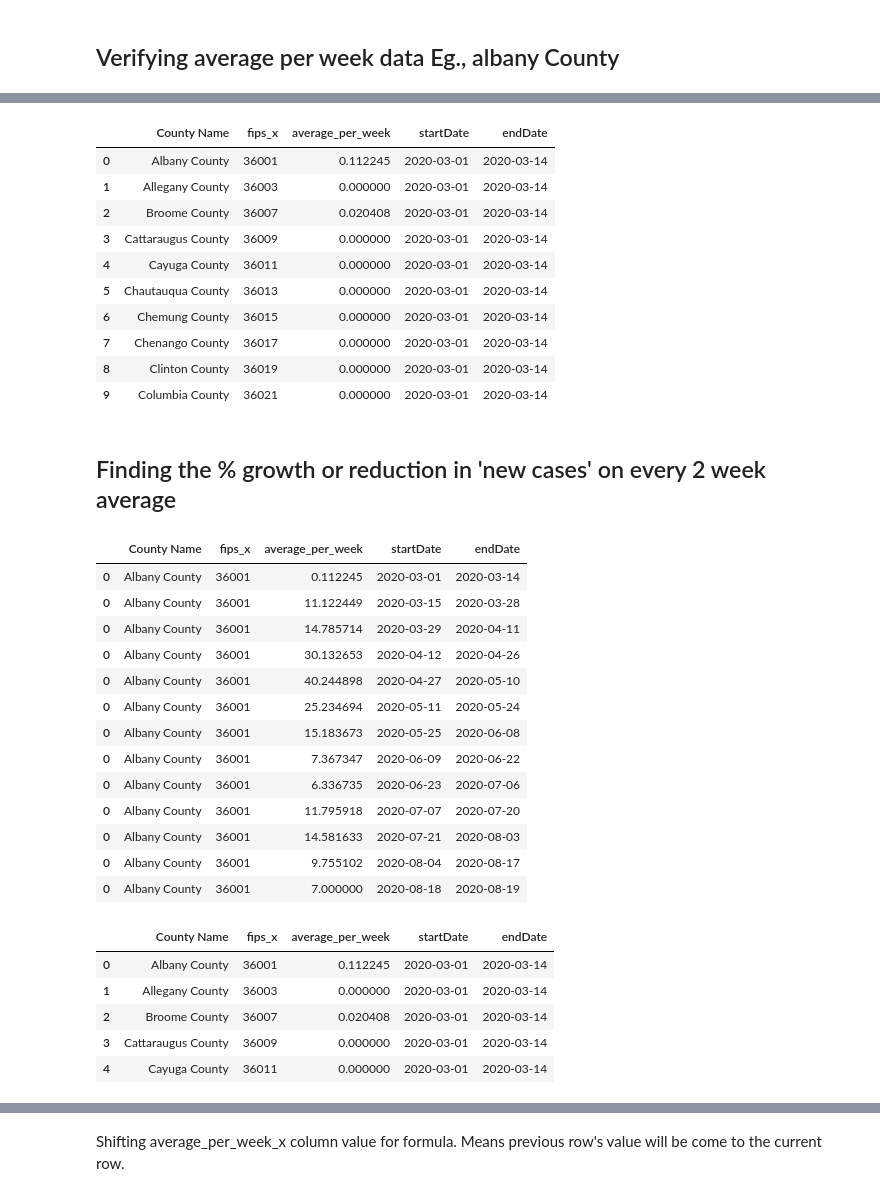
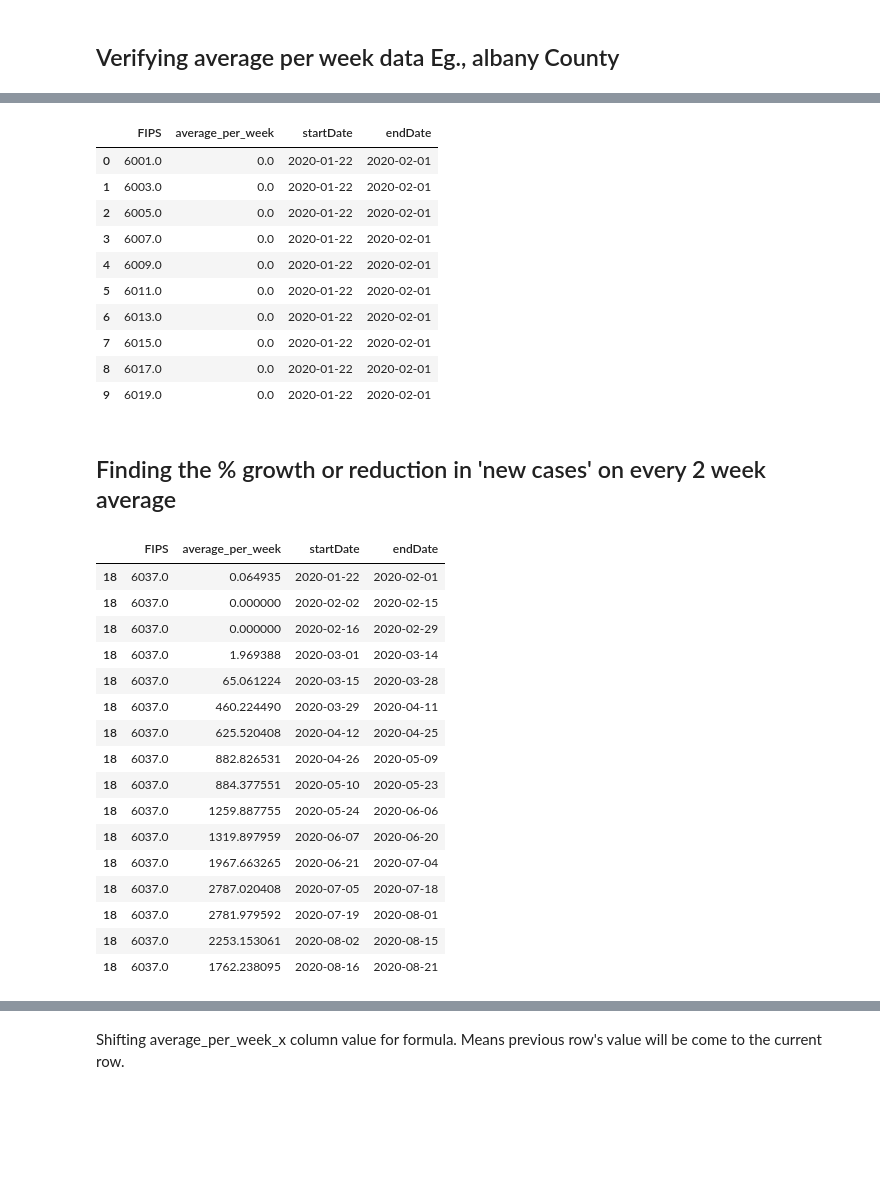
Before and after one commit to jeyasri-s2/meansquares, a Jupyter notebook: CA_LabelingData.ipynb, the cells around one changed output, grey strips where cells are left out. Drawn from its saved outputs; the diff is of its cells as text; code cells hidden in the pictures; blank space fills up the shorter version.

```diff
--- a/CA_LabelingData.ipynb
+++ b/CA_LabelingData.ipynb
@@ -55,6 +55,6 @@ mask_rule_data.csv  NY-CovidAug21.csv          Queens_county.csv
 # %% [markdown]
 # Loading NY data
 # %%
-NY_combined_data = pd.read_csv('/content/drive/Shared drives/CMPE 295- Master Project/Covid19-data/Newyork_combinedAug22.csv',low_memory=False)
+NY_combined_data = pd.read_csv('/content/drive/Shared drives/CMPE 295- Master Project/Covid19-data/CA-CovidAug22.csv',low_memory=False)
 NY_combined_data.head()
 # %% [output]
@@ -86,10 +84,12 @@ df = pd.DataFrame(columns=['Date','fips_x','County Name','retail and recreation'
+# %%
+df = pd.DataFrame(columns=['Date','FIPS','New cases','rolling_avg_new_cases'])
 # %%
-NY_counties = NY_combined_data['County Name'].unique()
+NY_counties = NY_combined_data['FIPS'].unique()
 
 for county in NY_counties:
-  county_data = NY_combined_data[NY_combined_data['County Name'] == county]
+  county_data = NY_combined_data[NY_combined_data['FIPS'] == county]
   #print(county_data.iloc[:,15])
-  county_data['rolling_avg_new_cases'] = county_data.iloc[:,15].rolling(window=7).mean()
+  county_data['rolling_avg_new_cases'] = county_data.iloc[:,5].rolling(window=7).mean()
   df = df.append(county_data)
 
 df.head()
@@ -337,7 +290,7 @@ week_df.head(2)
 ## Slice data for the week dataframe
 # %%
 
-average_newCases_df = pd.DataFrame(columns=['County Name',  'fips_x',  'average_per_week','startDate','endDate'])
+average_newCases_df = pd.DataFrame(columns=[  'FIPS',  'average_per_week','startDate','endDate'])
 
 for index, row in week_df.iterrows():
     startDate, endDate = row['startDate'], row['endDate']
@@ -346,7 +299,7 @@ for index, row in week_df.iterrows():
     df_base = (
       df_weekData
       .pipe(lambda x: x.assign(gains_pctg=x["rolling_avg_new_cases"]))
-      .groupby(['County Name','fips_x'])
+      .groupby(['FIPS'])
       .agg({"gains_pctg": "mean"})
       .reset_index()
       .rename(columns={"gains_pctg": "average_per_week"})
@@ -400,39 +354,42 @@ Name: rolling_avg_new_cases, dtype: float64
 # %%
 average_newCases_df.head(10)
 # %% [output]
-|  | County Name | fips_x | average_per_week | startDate | endDate |
-| 0 | Albany County | 36001 | 0.112245 | 2020-03-01 | 2020-03-14 |
-| 1 | Allegany County | 36003 | 0.000000 | 2020-03-01 | 2020-03-14 |
-| 2 | Broome County | 36007 | 0.020408 | 2020-03-01 | 2020-03-14 |
-| 3 | Cattaraugus County | 36009 | 0.000000 | 2020-03-01 | 2020-03-14 |
-| 4 | Cayuga County | 36011 | 0.000000 | 2020-03-01 | 2020-03-14 |
-| 5 | Chautauqua County | 36013 | 0.000000 | 2020-03-01 | 2020-03-14 |
-| 6 | Chemung County | 36015 | 0.000000 | 2020-03-01 | 2020-03-14 |
-| 7 | Chenango County | 36017 | 0.000000 | 2020-03-01 | 2020-03-14 |
-| 8 | Clinton County | 36019 | 0.000000 | 2020-03-01 | 2020-03-14 |
-| 9 | Columbia County | 36021 | 0.000000 | 2020-03-01 | 2020-03-14 |
+|  | FIPS | average_per_week | startDate | endDate |
+| 0 | 6001.0 | 0.0 | 2020-01-22 | 2020-02-01 |
+| 1 | 6003.0 | 0.0 | 2020-01-22 | 2020-02-01 |
+| 2 | 6005.0 | 0.0 | 2020-01-22 | 2020-02-01 |
+| 3 | 6007.0 | 0.0 | 2020-01-22 | 2020-02-01 |
+| 4 | 6009.0 | 0.0 | 2020-01-22 | 2020-02-01 |
+| 5 | 6011.0 | 0.0 | 2020-01-22 | 2020-02-01 |
+| 6 | 6013.0 | 0.0 | 2020-01-22 | 2020-02-01 |
+| 7 | 6015.0 | 0.0 | 2020-01-22 | 2020-02-01 |
+| 8 | 6017.0 | 0.0 | 2020-01-22 | 2020-02-01 |
+| 9 | 6019.0 | 0.0 | 2020-01-22 | 2020-02-01 |
 # %% [markdown]
 ## Finding the % growth or reduction in 'new cases' on every 2 week average
 # %%
 average_newCases_df_ = average_newCases_df.copy()
 # %%
-albany_avg_newCases = average_newCases_df[average_newCases_df['County Name'] == 'Albany County']
+albany_avg_newCases = average_newCases_df[average_newCases_df['FIPS'] == 6037]
 albany_avg_newCases
 # %% [output]
-|  | County Name | fips_x | average_per_week | startDate | endDate |
-| 0 | Albany County | 36001 | 0.112245 | 2020-03-01 | 2020-03-14 |
-| 0 | Albany County | 36001 | 11.122449 | 2020-03-15 | 2020-03-28 |
-| 0 | Albany County | 36001 | 14.785714 | 2020-03-29 | 2020-04-11 |
-| 0 | Albany County | 36001 | 30.132653 | 2020-04-12 | 2020-04-26 |
-| 0 | Albany County | 36001 | 40.244898 | 2020-04-27 | 2020-05-10 |
-| 0 | Albany County | 36001 | 25.234694 | 2020-05-11 | 2020-05-24 |
-| 0 | Albany County | 36001 | 15.183673 | 2020-05-25 | 2020-06-08 |
-| 0 | Albany County | 36001 | 7.367347 | 2020-06-09 | 2020-06-22 |
-| 0 | Albany County | 36001 | 6.336735 | 2020-06-23 | 2020-07-06 |
-| 0 | Albany County | 36001 | 11.795918 | 2020-07-07 | 2020-07-20 |
-| 0 | Albany County | 36001 | 14.581633 | 2020-07-21 | 2020-08-03 |
-| 0 | Albany County | 36001 | 9.755102 | 2020-08-04 | 2020-08-17 |
-| 0 | Albany County | 36001 | 7.000000 | 2020-08-18 | 2020-08-19 |
+|  | FIPS | average_per_week | startDate | endDate |
+| 18 | 6037.0 | 0.064935 | 2020-01-22 | 2020-02-01 |
+| 18 | 6037.0 | 0.000000 | 2020-02-02 | 2020-02-15 |
+| 18 | 6037.0 | 0.000000 | 2020-02-16 | 2020-02-29 |
+| 18 | 6037.0 | 1.969388 | 2020-03-01 | 2020-03-14 |
+| 18 | 6037.0 | 65.061224 | 2020-03-15 | 2020-03-28 |
+| 18 | 6037.0 | 460.224490 | 2020-03-29 | 2020-04-11 |
+| 18 | 6037.0 | 625.520408 | 2020-04-12 | 2020-04-25 |
+| 18 | 6037.0 | 882.826531 | 2020-04-26 | 2020-05-09 |
+| 18 | 6037.0 | 884.377551 | 2020-05-10 | 2020-05-23 |
+| 18 | 6037.0 | 1259.887755 | 2020-05-24 | 2020-06-06 |
+| 18 | 6037.0 | 1319.897959 | 2020-06-07 | 2020-06-20 |
+| 18 | 6037.0 | 1967.663265 | 2020-06-21 | 2020-07-04 |
+| 18 | 6037.0 | 2787.020408 | 2020-07-05 | 2020-07-18 |
+| 18 | 6037.0 | 2781.979592 | 2020-07-19 | 2020-08-01 |
+| 18 | 6037.0 | 2253.153061 | 2020-08-02 | 2020-08-15 |
+| 18 | 6037.0 | 1762.238095 | 2020-08-16 | 2020-08-21 |
 # %%
 # average_newCases_df = average_newCases_df.sort_values(by=['startDate','endDate'])
 
@@ -447,13 +404,6 @@ albany_avg_newCases
 # print(average_newCases_df2.shape)
 # %%
 average_newCases_df.head()
-# %% [output]
-|  | County Name | fips_x | average_per_week | startDate | endDate |
-| 0 | Albany County | 36001 | 0.112245 | 2020-03-01 | 2020-03-14 |
-| 1 | Allegany County | 36003 | 0.000000 | 2020-03-01 | 2020-03-14 |
-| 2 | Broome County | 36007 | 0.020408 | 2020-03-01 | 2020-03-14 |
-| 3 | Cattaraugus County | 36009 | 0.000000 | 2020-03-01 | 2020-03-14 |
-| 4 | Cayuga County | 36011 | 0.000000 | 2020-03-01 | 2020-03-14 |
 # %%
 # average_newCases_df = average_newCases_df.sort_values(by=['startDate','endDate'])
 
```
Also changed, not shown: parts of 72 cells of this notebook.
